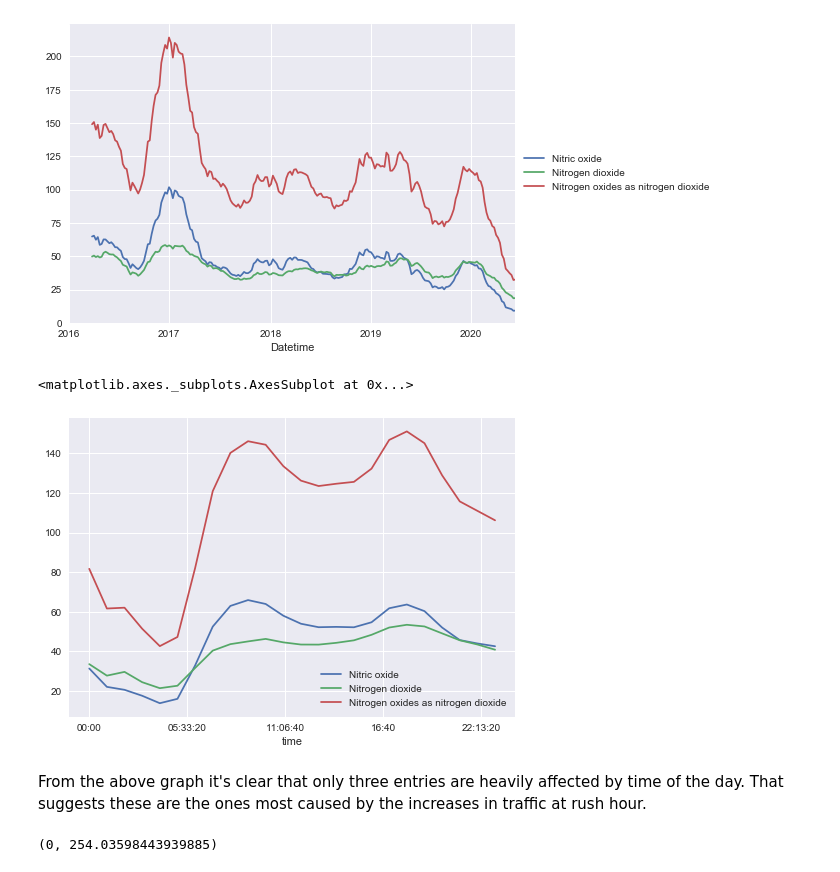
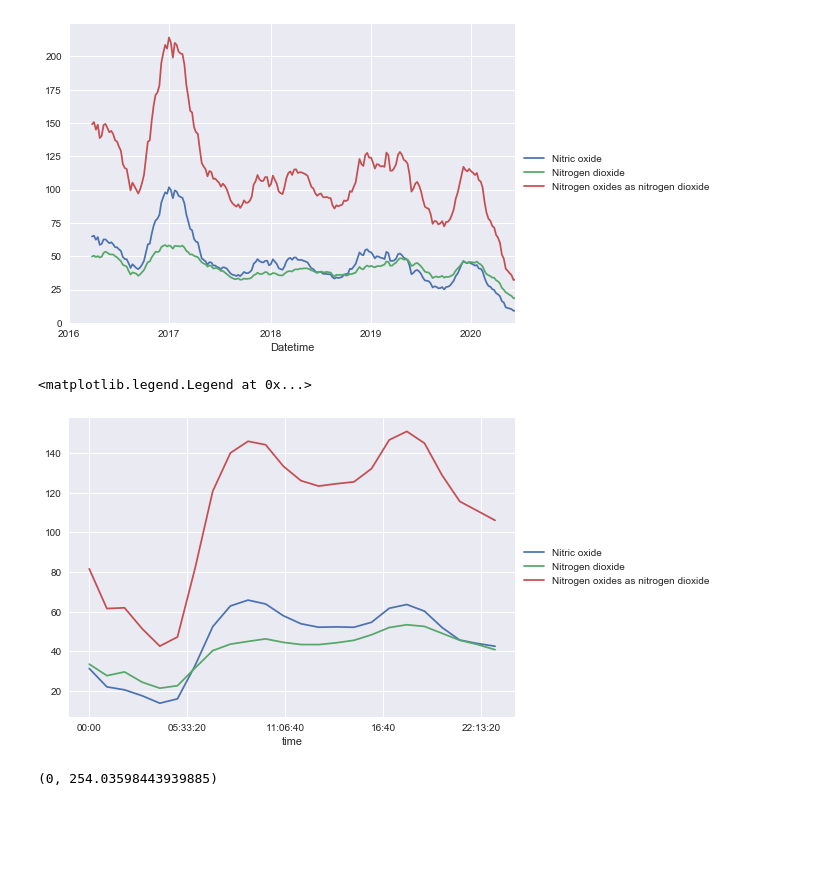
Before and after one commit to productivityboyz/Air-Pollution-Project, a Jupyter notebook: Oxford Analysis.ipynb, the cells around one changed output. Saved outputs shown, nothing was run; the diff lists cells and outputs as text; code cells hidden in the pictures; blank space fills up the shorter version.

```diff
--- a/Oxford Analysis.ipynb
+++ b/Oxford Analysis.ipynb
@@ -37,10 +37,8 @@ plot.set_ylim(0,None)
 # %%
 #plot the data by hour in the day
 data_total.groupby(data_total.index.time).mean().plot()
+plt.legend(loc='center left',bbox_to_anchor=(1, 0.5)) #move the legend out of the plot
 # %% [output]
-<matplotlib.axes._subplots.AxesSubplot at 0x...>
+<matplotlib.legend.Legend at 0x...>
-[figure, old version]
+[figure, new version]
-# %% [markdown]
-From the above graph it's clear that only three entries are heavily affected by time of the day.
-That suggests these are the ones most caused by the increases in traffic at rush hour.
 # %%
```
Also changed, not shown: parts of 5 cells of this notebook, 1 other file.
